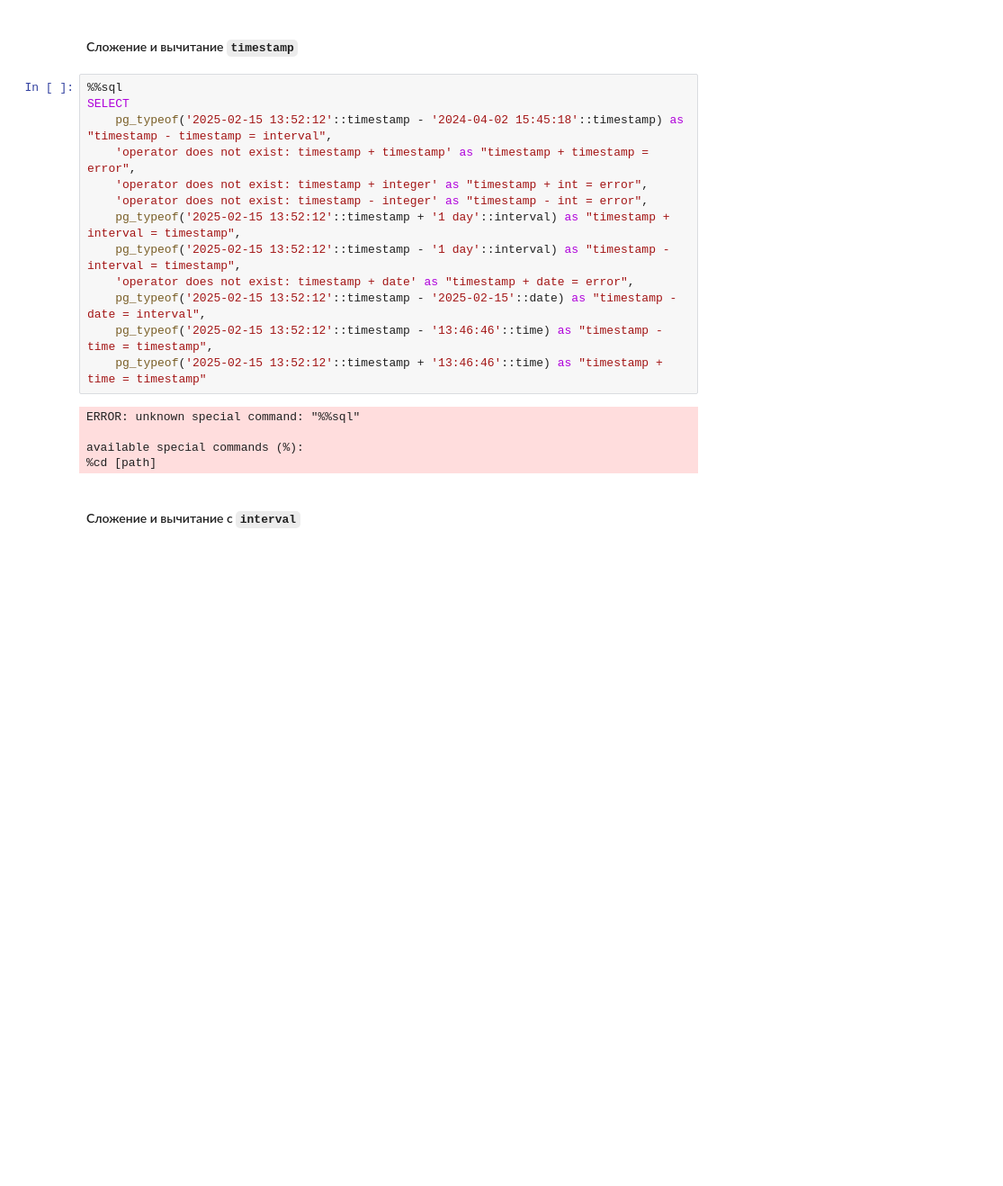
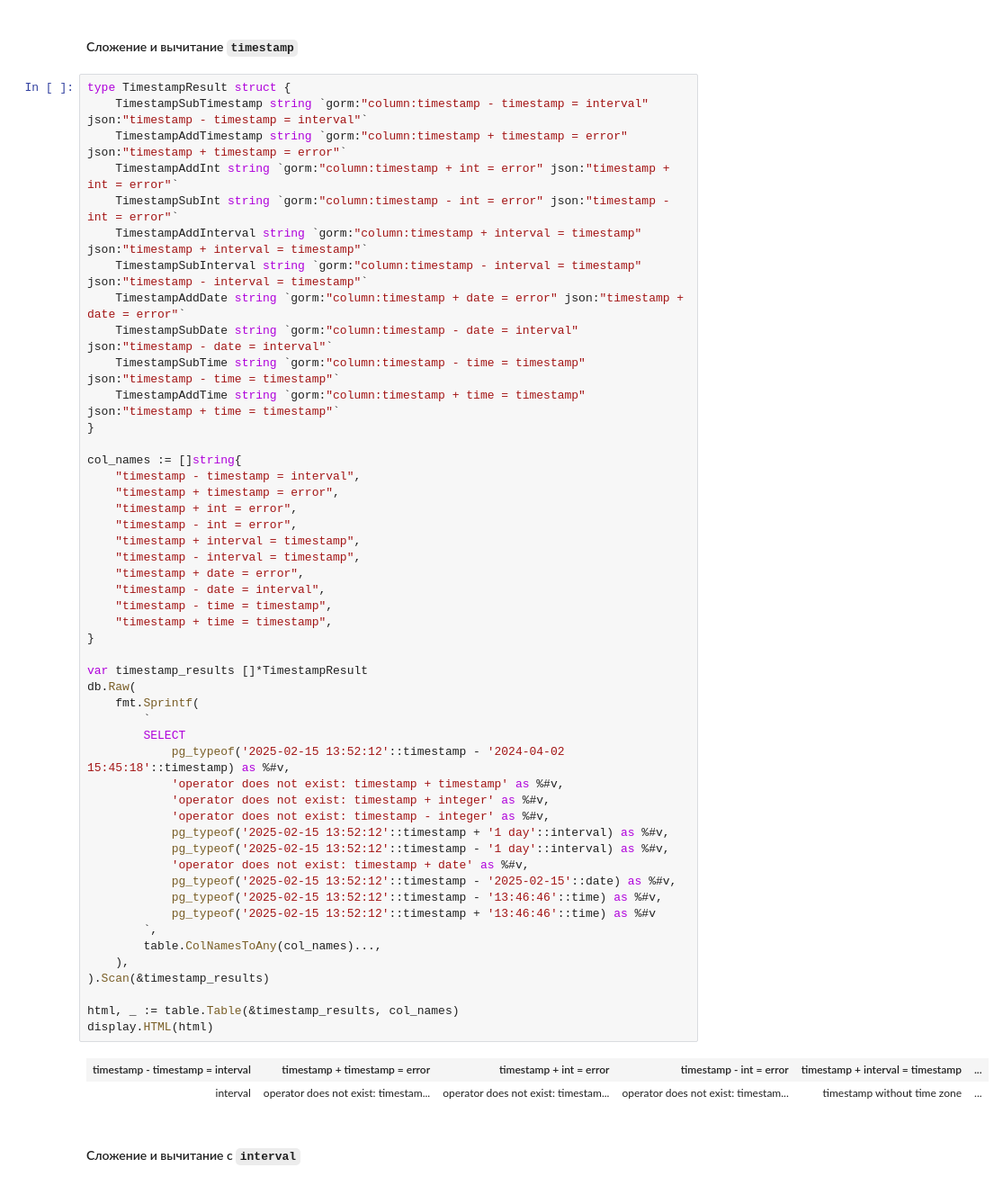
Before and after one commit to vowatchka/postgres_basic, a Jupyter notebook: practices/4_postgres_datatypes/gorm.ipynb, the cells around one changed output. Shown: that part at 90% size. Saved outputs shown, nothing was run; the diff lists cells and outputs as text; blank space fills up the shorter version.

```diff
--- a/practices/4_postgres_datatypes/gorm.ipynb
+++ b/practices/4_postgres_datatypes/gorm.ipynb
@@ -1398,23 +1484,57 @@ available special commands (%):
 # %% [markdown]
 #### Сложение и вычитание `timestamp`
 # %%
-%%sql
-SELECT
-    pg_typeof('2025-02-15 13:52:12'::timestamp - '2024-04-02 15:45:18'::timestamp) as "timestamp - timestamp = interval",
-    'operator does not exist: timestamp + timestamp' as "timestamp + timestamp = error",
-    'operator does not exist: timestamp + integer' as "timestamp + int = error",
-    'operator does not exist: timestamp - integer' as "timestamp - int = error",
-    pg_typeof('2025-02-15 13:52:12'::timestamp + '1 day'::interval) as "timestamp + interval = timestamp",
-    pg_typeof('2025-02-15 13:52:12'::timestamp - '1 day'::interval) as "timestamp - interval = timestamp",
-    'operator does not exist: timestamp + date' as "timestamp + date = error",
-    pg_typeof('2025-02-15 13:52:12'::timestamp - '2025-02-15'::date) as "timestamp - date = interval",
-    pg_typeof('2025-02-15 13:52:12'::timestamp - '13:46:46'::time) as "timestamp - time = timestamp",
-    pg_typeof('2025-02-15 13:52:12'::timestamp + '13:46:46'::time) as "timestamp + time = timestamp"
+type TimestampResult struct {
+    TimestampSubTimestamp string `gorm:"column:timestamp - timestamp = interval" json:"timestamp - timestamp = interval"`
+    TimestampAddTimestamp string `gorm:"column:timestamp + timestamp = error" json:"timestamp + timestamp = error"`
+    TimestampAddInt string `gorm:"column:timestamp + int = error" json:"timestamp + int = error"`
+    TimestampSubInt string `gorm:"column:timestamp - int = error" json:"timestamp - int = error"`
+    TimestampAddInterval string `gorm:"column:timestamp + interval = timestamp" json:"timestamp + interval = timestamp"`
+    TimestampSubInterval string `gorm:"column:timestamp - interval = timestamp" json:"timestamp - interval = timestamp"`
+    TimestampAddDate string `gorm:"column:timestamp + date = error" json:"timestamp + date = error"`
+    TimestampSubDate string `gorm:"column:timestamp - date = interval" json:"timestamp - date = interval"`
+    TimestampSubTime string `gorm:"column:timestamp - time = timestamp" json:"timestamp - time = timestamp"`
+    TimestampAddTime string `gorm:"column:timestamp + time = timestamp" json:"timestamp + time = timestamp"`
+}
+
+col_names := []string{
+    "timestamp - timestamp = interval",
+    "timestamp + timestamp = error",
+    "timestamp + int = error",
+    "timestamp - int = error",
+    "timestamp + interval = timestamp",
+    "timestamp - interval = timestamp",
+    "timestamp + date = error",
+    "timestamp - date = interval",
+    "timestamp - time = timestamp",
+    "timestamp + time = timestamp",
+}
+
+var timestamp_results []*TimestampResult
+db.Raw(
+    fmt.Sprintf(
+        `
+        SELECT
+            pg_typeof('2025-02-15 13:52:12'::timestamp - '2024-04-02 15:45:18'::timestamp) as %#v,
+            'operator does not exist: timestamp + timestamp' as %#v,
+            'operator does not exist: timestamp + integer' as %#v,
+            'operator does not exist: timestamp - integer' as %#v,
+            pg_typeof('2025-02-15 13:52:12'::timestamp + '1 day'::interval) as %#v,
+            pg_typeof('2025-02-15 13:52:12'::timestamp - '1 day'::interval) as %#v,
+            'operator does not exist: timestamp + date' as %#v,
+            pg_typeof('2025-02-15 13:52:12'::timestamp - '2025-02-15'::date) as %#v,
+            pg_typeof('2025-02-15 13:52:12'::timestamp - '13:46:46'::time) as %#v,
+            pg_typeof('2025-02-15 13:52:12'::timestamp + '13:46:46'::time) as %#v
+        `,
+        table.ColNamesToAny(col_names)...,
+    ),
+).Scan(&timestamp_results)
+
+html, _ := table.Table(&timestamp_results, col_names)
+display.HTML(html)
 # %% [output]
-ERROR: unknown special command: "%%sql"
-
-available special commands (%):
-%cd [path]
+| timestamp - timestamp = interval | timestamp + timestamp = error | timestamp + int = error | timestamp - int = error | timestamp + interval = timestamp | ... |
+| interval | operator does not exist: timestam... | operator does not exist: timestam... | operator does not exist: timestam... | timestamp without time zone | ... |
 # %% [markdown]
 #### Сложение и вычитание с `interval`
 # %%
```
Also changed, not shown: parts of 12 cells of this notebook, 1 other file.
